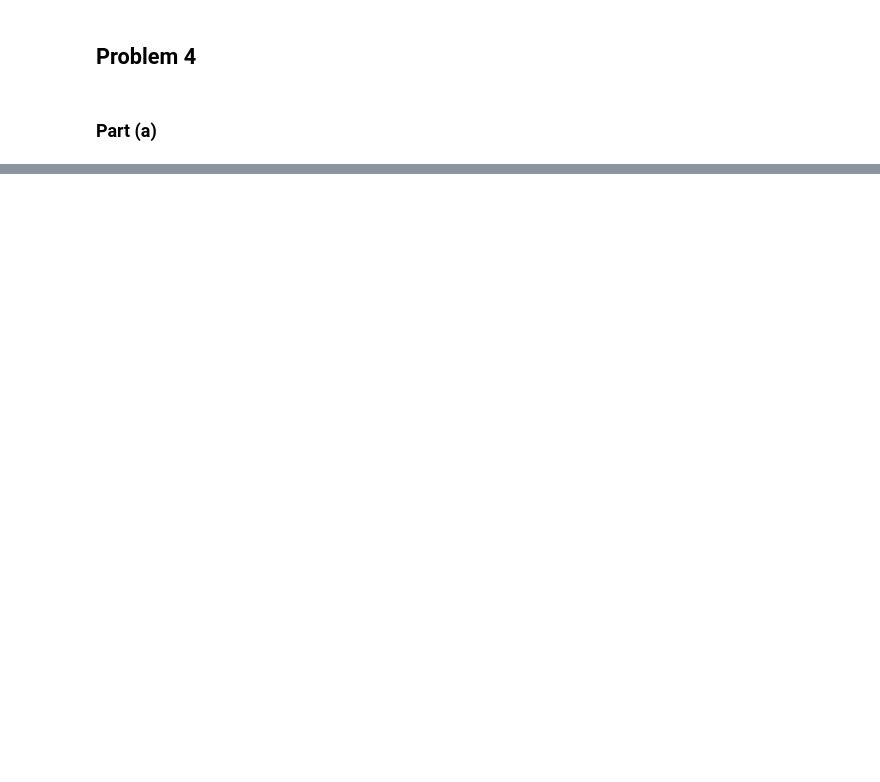
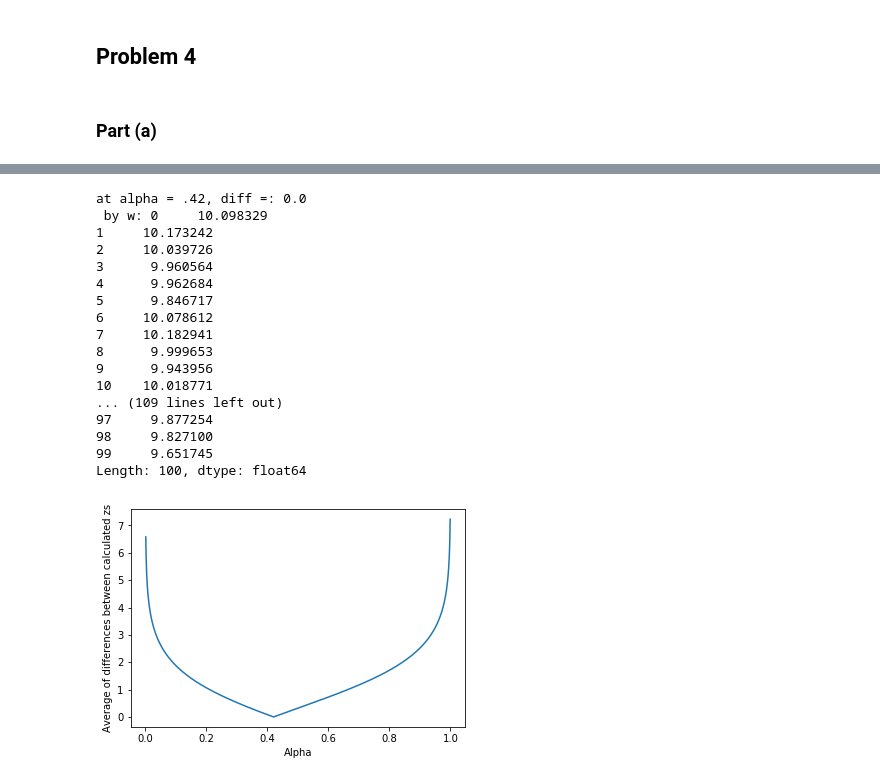
Before and after one commit to mattdbrown17/BootCamp2018, a Jupyter notebook: ProbSets/Econ/ProbSet5/Structural Estimation PSet.ipynb, the cells around one changed output, grey strips where cells are left out. Cells and saved outputs as stored; diff of their text form; code cells hidden in the pictures; blank space fills up the shorter version.

```diff
--- a/ProbSets/Econ/ProbSet5/Structural Estimation PSet.ipynb
+++ b/ProbSets/Econ/ProbSet5/Structural Estimation PSet.ipynb
@@ -883,0 +1221,37 @@ results
+# %%
+def diff(data, alpha):
+    difference = np.abs(get_z(data.wt, data.kt, alpha) - get_z_2(data.rt, data.kt, alpha))
+    dsum = np.mean(difference)
+    return dsum
+# %%
+alphagrid = np.linspace(0, 1, 1000)
+
+yaxis = np.zeros(len(alphagrid))
+for i in range(len(alphagrid)):
+    yaxis[i] = diff(data,alphagrid[i])
+
+plt.plot(alphagrid, yaxis)
+plt.xlabel("Alpha")
+plt.ylabel("Average of differences between calculated zs")
+
+#print("\n .8:", diff(data, .8), "\n .1:", diff(data, .1))
+print("at alpha = .42, diff =:", diff(data, .42), " \n by w:", get_z(data.wt, data.kt, .42), "\n by r", get_z_2(data.rt, data.kt, .42))
+# %% [output]
+at alpha = .42, diff =: 0.0
+ by w: 0     10.098329
+1     10.173242
+2     10.039726
+3      9.960564
+4      9.962684
+5      9.846717
+6     10.078612
+7     10.182941
+8      9.999653
+9      9.943956
+10    10.018771
+... (109 lines left out)
+97     9.877254
+98     9.827100
+99     9.651745
+Length: 100, dtype: float64
+[figure, added]
```
Also changed, not shown: parts of 23 cells of this notebook, 2 other files.
